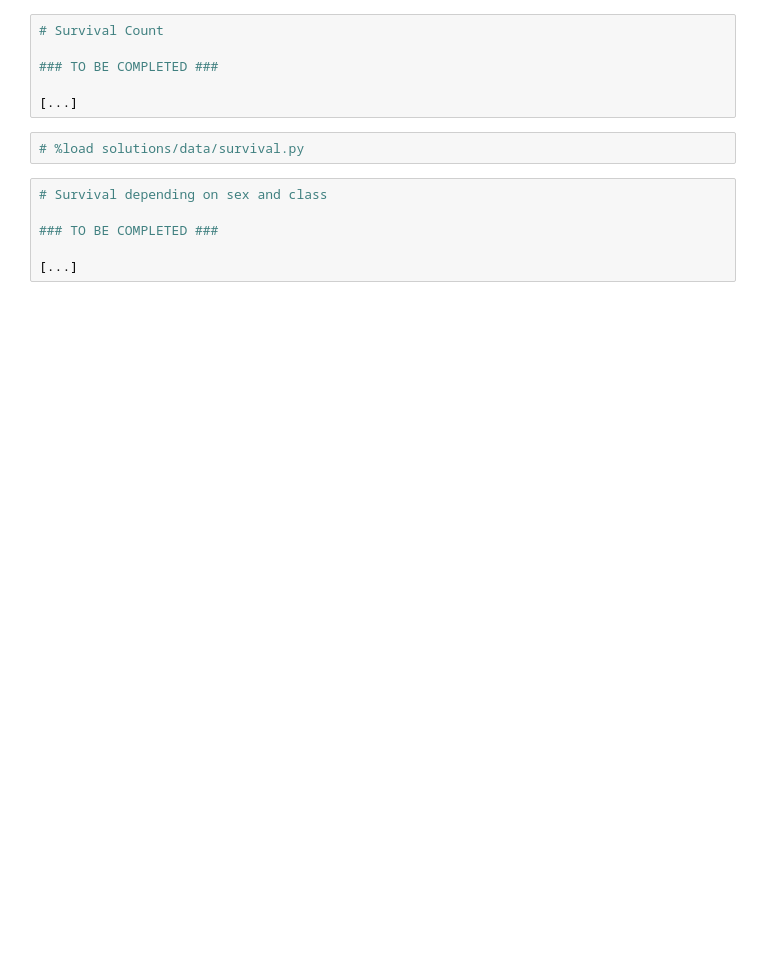
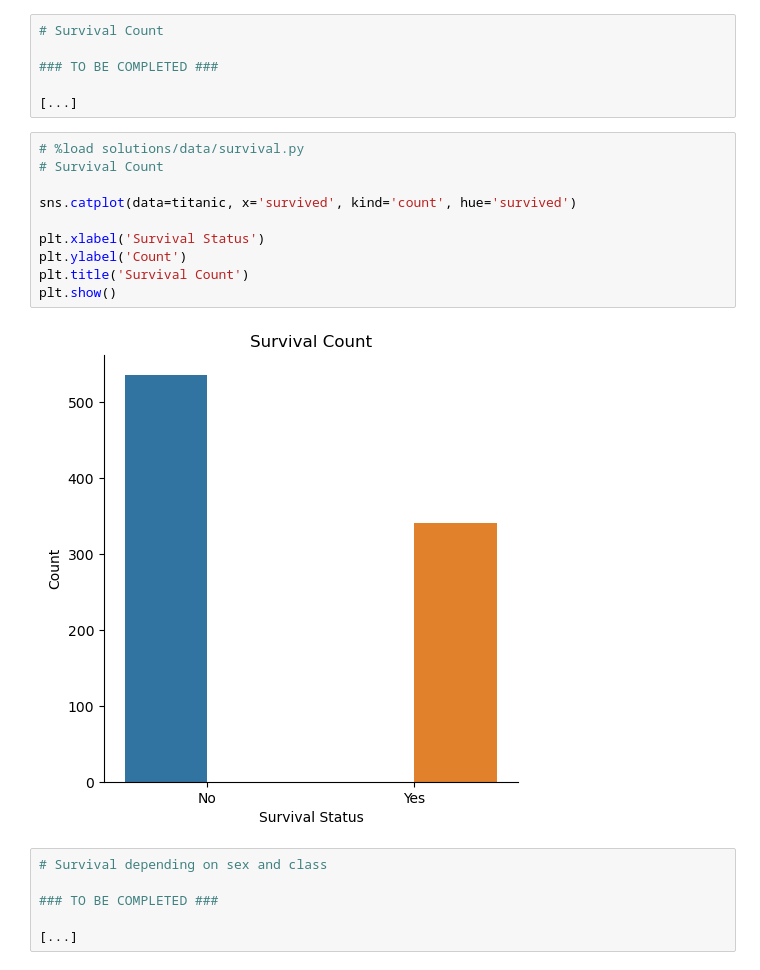
Before and after one commit to BMThi/DataAnalysis4A, a Jupyter notebook: Titanic/TP_Titanic_Python.ipynb, the cells around one changed output. Cells and saved outputs as stored; diff of their text form; blank space fills up the shorter version.

```diff
--- a/Titanic/TP_Titanic_Python.ipynb
+++ b/Titanic/TP_Titanic_Python.ipynb
@@ -135,6 +327,16 @@ plt.show()
 [...]
 # %%
 # %load solutions/data/survival.py
+# Survival Count
+
+sns.catplot(data=titanic, x='survived', kind='count', hue='survived')
+
+plt.xlabel('Survival Status')
+plt.ylabel('Count')
+plt.title('Survival Count')
+plt.show()
+# %% [output]
+[figure, added]
 # %%
 # Survival depending on sex and class
 
```
Also changed, not shown: parts of 31 cells of this notebook.
